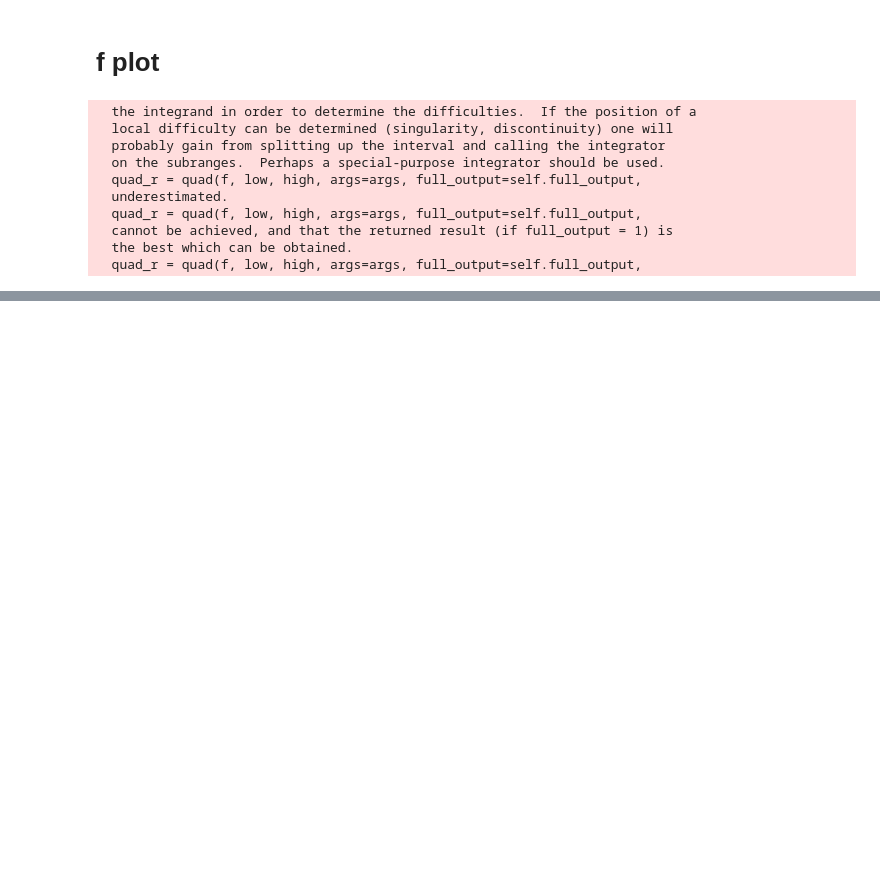
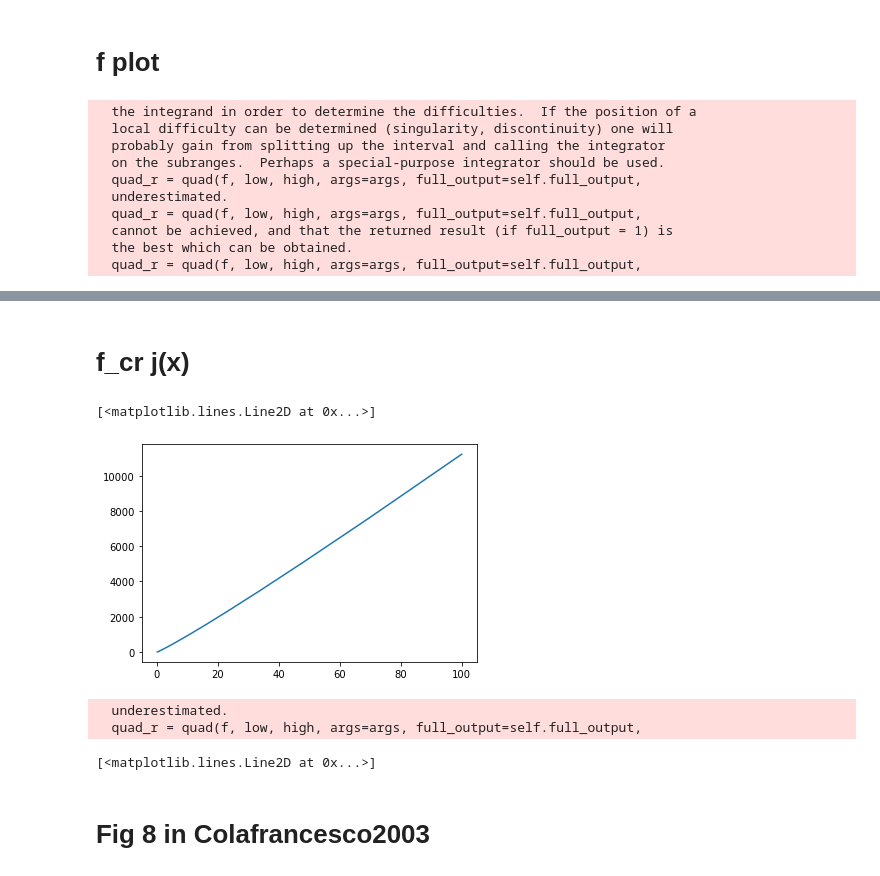
Before and after one commit to MUSTANG-SZ/WITCH, a Jupyter notebook: sup-factor.ipynb, the cells around one changed output, grey strips where cells are left out. Drawn from its saved outputs; the diff is of its cells as text; code cells hidden in the pictures; blank space fills up the shorter version.

Commit message:
switching to analytic form of kT

```diff
--- a/sup-factor.ipynb
+++ b/sup-factor.ipynb
@@ -304,0 +294,31 @@ array([128.85420144, 129.68890377, 130.25812799, 131.56269299,
+# %% [markdown]
+# f_cr j(x)
+# %%
+#Analytic expression for KT
+kT_cr_temp = np.zeros(len(ps))
+for i, p1 in enumerate(ps):
+    kT_cr_temp[i] = kT_cr(p1=ps[i], p2=1e5, alpha =2.5)
+# %%
+plt.plot(ps, kT_cr_temp)
+# %% [output]
+[<matplotlib.lines.Line2D at 0x...>]
+[figure, added]
+# %%
+#Replicating fig 7 in Colafrancesco2003
+xs = np.linspace(0.01,20,100)
+y = np.zeros(len(xs))
+for i, x in enumerate(xs):
+    y[i] = gTilde(x,f_cr, p1 = 4, p2 = 1e10, alpha = 2.5)*meKeV/kT_cr(p1=4, p2=1e10, alpha =2.5)
+# %% [output]
+  underestimated.
+  quad_r = quad(f, low, high, args=args, full_output=self.full_output,
+# %%
+y2 = gSZtilde(xs,Te=0.0,p1=1.,p2=1.e3,alpha=2.,etype='thermal')
+xs = np.linspace(0.01,20,100)
+
+plt.plot(xs, y/5, label = 'g_cr')
+#plt.plot(xs, y2, label = 'g')
+# %% [output]
+[<matplotlib.lines.Line2D at 0x...>]
+# %% [markdown]
+# Fig 8 in Colafrancesco2003
```
Also changed, not shown: parts of 8 cells of this notebook.
